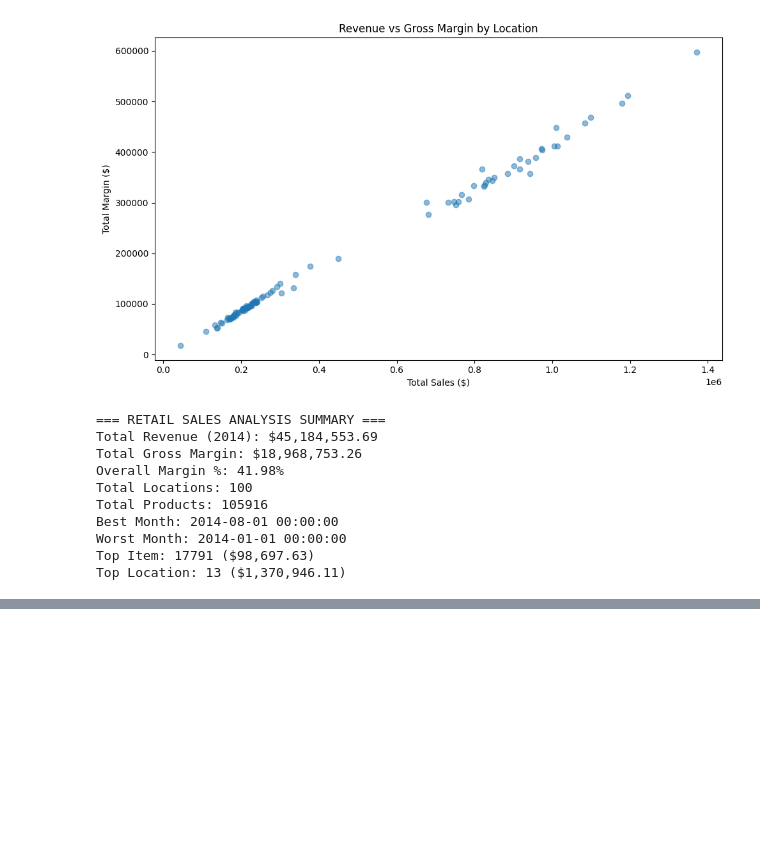
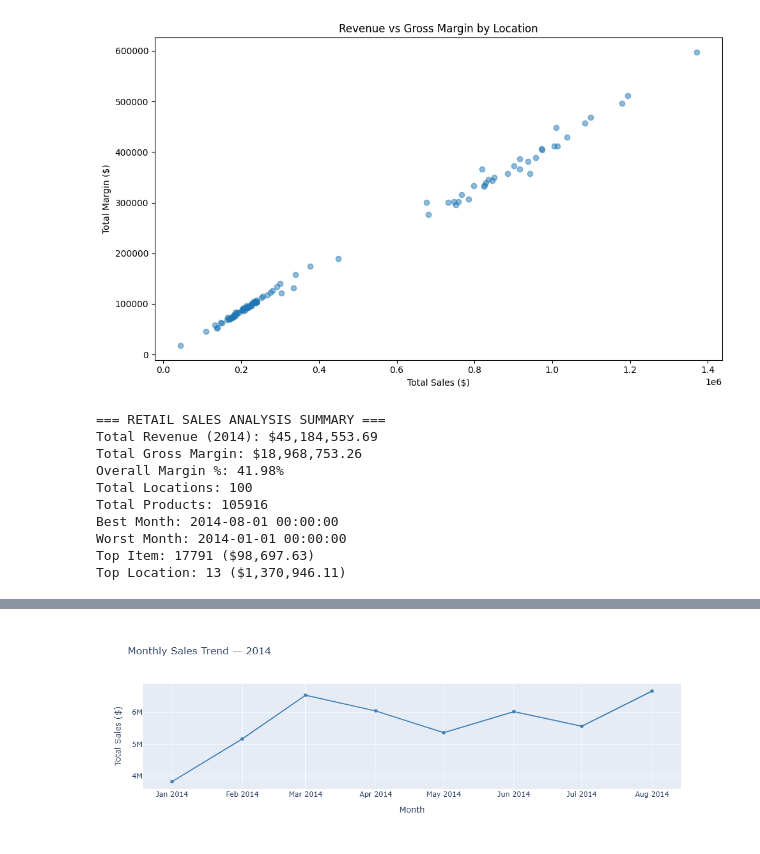
Before and after one commit to ThecrypsycH/Retail-Sales-Analysis, a Jupyter notebook: Retail_Sales_Analysis.ipynb, the cells around one changed output, grey strips where cells are left out. Drawn from its saved outputs; the diff is of its cells as text; code cells hidden in the pictures; blank space fills up the shorter version.

```diff
--- a/Retail_Sales_Analysis.ipynb
+++ b/Retail_Sales_Analysis.ipynb
@@ -326,0 +398,12 @@ Top Location: 13 ($1,370,946.11)
+# %%
+import plotly.express as px
+import plotly.graph_objects as go
+
+fig = px.line(monthly, x='MonthID', y='Total_Sales_Dollars',
+              title='Monthly Sales Trend — 2014',
+              markers=True,
+              labels={'Total_Sales_Dollars': 'Total Sales ($)', 'MonthID': 'Month'})
+fig.update_traces(line_color='steelblue', line_width=2)
+fig.show()
+# %% [output]
+[figure, added]
```
Also changed, not shown: parts of 11 cells of this notebook.
